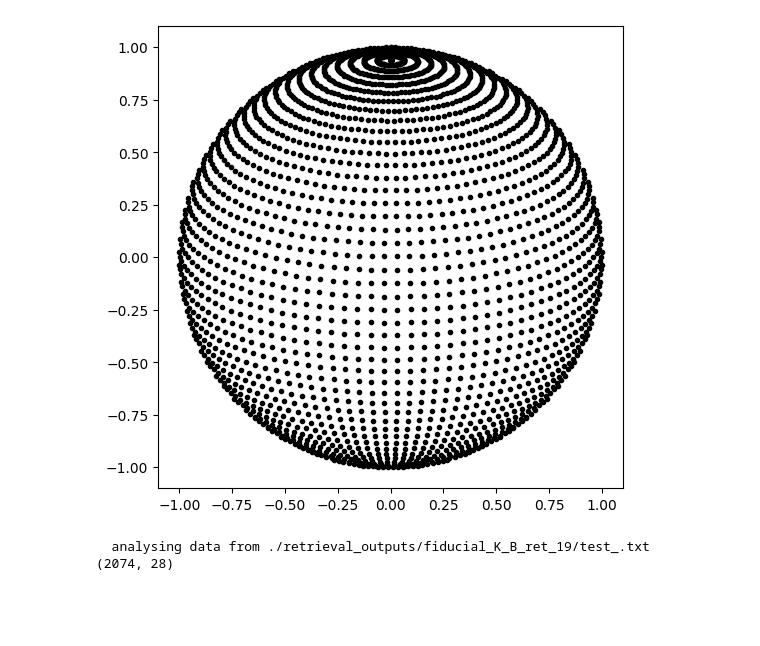
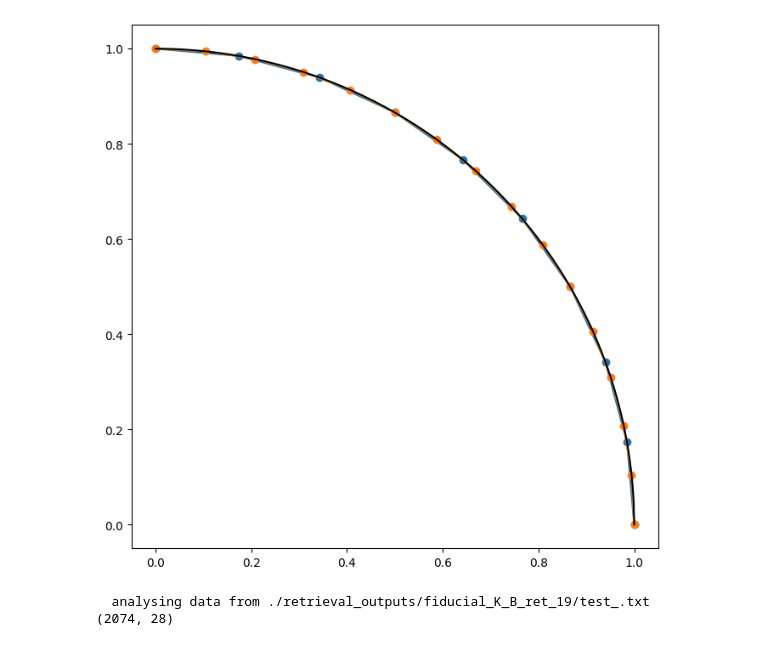
Before and after one commit to samderegt/retrieval_base, a Jupyter notebook: Luhman_16/differential_rotation.ipynb, the cells around one changed output. Drawn from its saved outputs; the diff is of its cells as text; code cells hidden in the pictures; blank space fills up the shorter version.

```diff
--- a/Luhman_16/differential_rotation.ipynb
+++ b/Luhman_16/differential_rotation.ipynb
@@ -53,25 +1,3 @@ plt.show()
-# %%
-R = 1
-inc = np.deg2rad(20)
-lat_0 = inc
-lon_0 = np.deg2rad(180)
-
-lat = np.deg2rad(np.linspace(-90,90,10*5))[:,None]
-lon = np.deg2rad(np.linspace(0,360,20*5))[None,:]
-
-x = R * np.cos(lat) * np.sin(lon-lon_0)
-y = R * (np.cos(lat_0)*np.sin(lat) - np.sin(lat_0)*np.cos(lat)*np.cos(lon-lon_0))
-
-cos_c = np.sin(lat_0)*np.sin(lat) + np.cos(lat_0)*np.cos(lat)*np.cos(lon-lon_0)
-mask = (cos_c > 0)
-
-plt.figure(figsize=(6,6))
-#plt.plot(x.flatten(), y.flatten(), 'C0.')
-plt.plot(x[mask].flatten(), y[mask].flatten(), 'k.')
-plt.xlim(-1.1,1.1); plt.ylim(-1.1,1.1)
-plt.show()
-# %% [output]
-[figure, removed]
 # %%
 import numpy as np
 import pymultinest
@@ -123,6 +49,29 @@ def read_results(prefix, n_params, w_set='K2166'):
 
     print(posterior.shape)
     return posterior, bestfit, PT, Chem, int_contr_em, int_contr_em_per_order, int_opa_cloud, m_spec, d_spec, LogLike, Cov, bestfit_params
+# %%
+plt.figure(figsize=(8,8))
+
+N = 10
+#theta = np.linspace(0,np.pi/2,N)
+theta = np.linspace(0,np.pi/2,N)
+mu = np.cos(theta)
+r = np.sqrt(1-mu**2)
+plt.plot(mu, r, 'o-')
+
+N = 15
+#theta = np.linspace(0,np.pi/2,N)
+theta = np.linspace(0,np.pi/2,N+1)
+mu = np.cos(theta)
+r = np.sqrt(1-mu**2)
+plt.plot(mu, r, 'o-')
+
+mu = np.linspace(1,0,1000)
+r = np.sqrt(1-mu**2)
+plt.plot(mu, r, c='k')
+plt.show()
+# %% [output]
+[figure, added]
 # %%
 #prefix = './retrieval_outputs/fiducial_J_B_ret_8/test_'
 #w_set = 'J1226'
```
Also changed, not shown: parts of 2 cells of this notebook, 2 other files.
